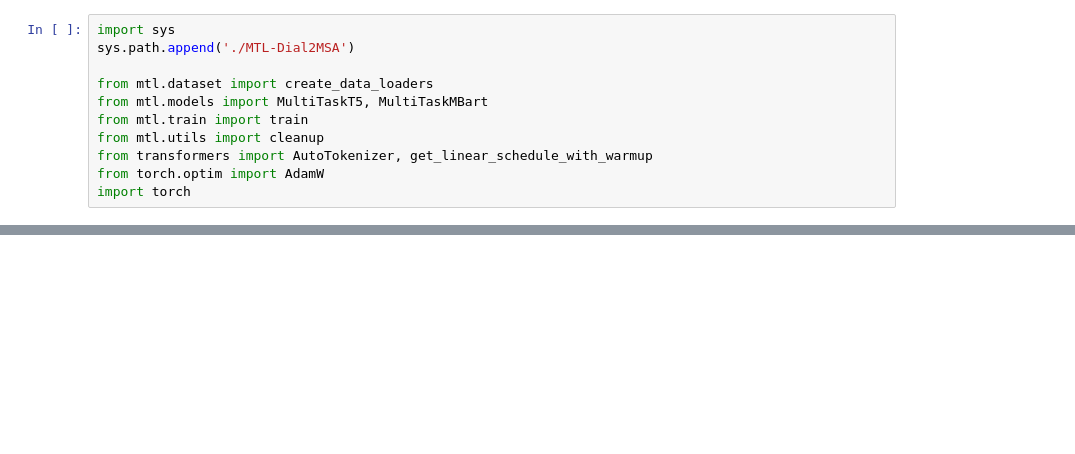
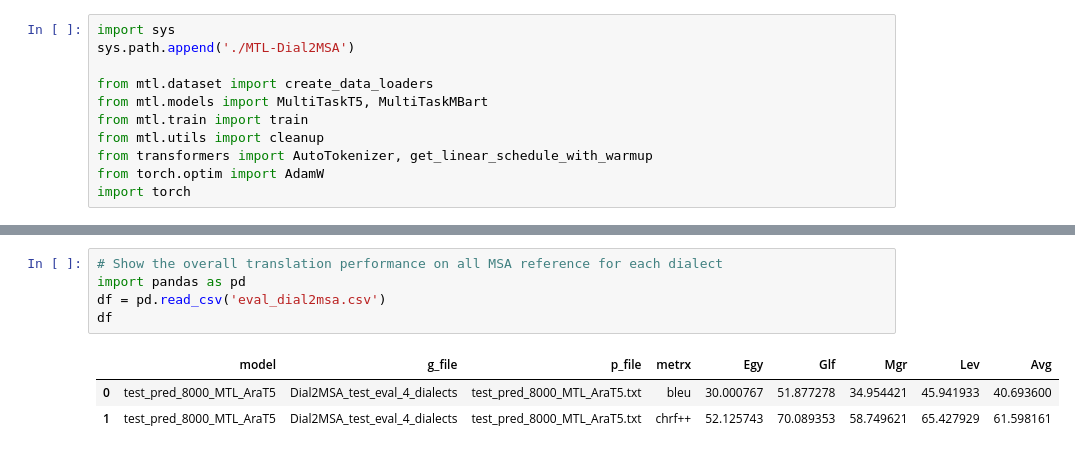
Before and after one commit to khered20/MTL-Dial2MSA, a Jupyter notebook: MTLtrain.ipynb, the cells around one changed output, grey strips where cells are left out. Saved outputs shown, nothing was run; the diff lists cells and outputs as text; blank space fills up the shorter version.

```diff
--- a/MTLtrain.ipynb
+++ b/MTLtrain.ipynb
@@ -236,0 +459,9 @@ Predicted Translation: كيف حالك يا خوي؟
+# %%
+# Show the overall translation performance on all MSA reference for each dialect
+import pandas as pd
+df = pd.read_csv('eval_dial2msa.csv')
+df
+# %% [output]
+|  | model | g_file | p_file | metrx | Egy | Glf | Mgr | Lev | Avg |
+| 0 | test_pred_8000_MTL_AraT5 | Dial2MSA_test_eval_4_dialects | test_pred_8000_MTL_AraT5.txt | bleu | 30.000767 | 51.877278 | 34.954421 | 45.941933 | 40.693600 |
+| 1 | test_pred_8000_MTL_AraT5 | Dial2MSA_test_eval_4_dialects | test_pred_8000_MTL_AraT5.txt | chrf++ | 52.125743 | 70.089353 | 58.749621 | 65.427929 | 61.598161 |
```
Also changed, not shown: parts of 25 cells of this notebook.
